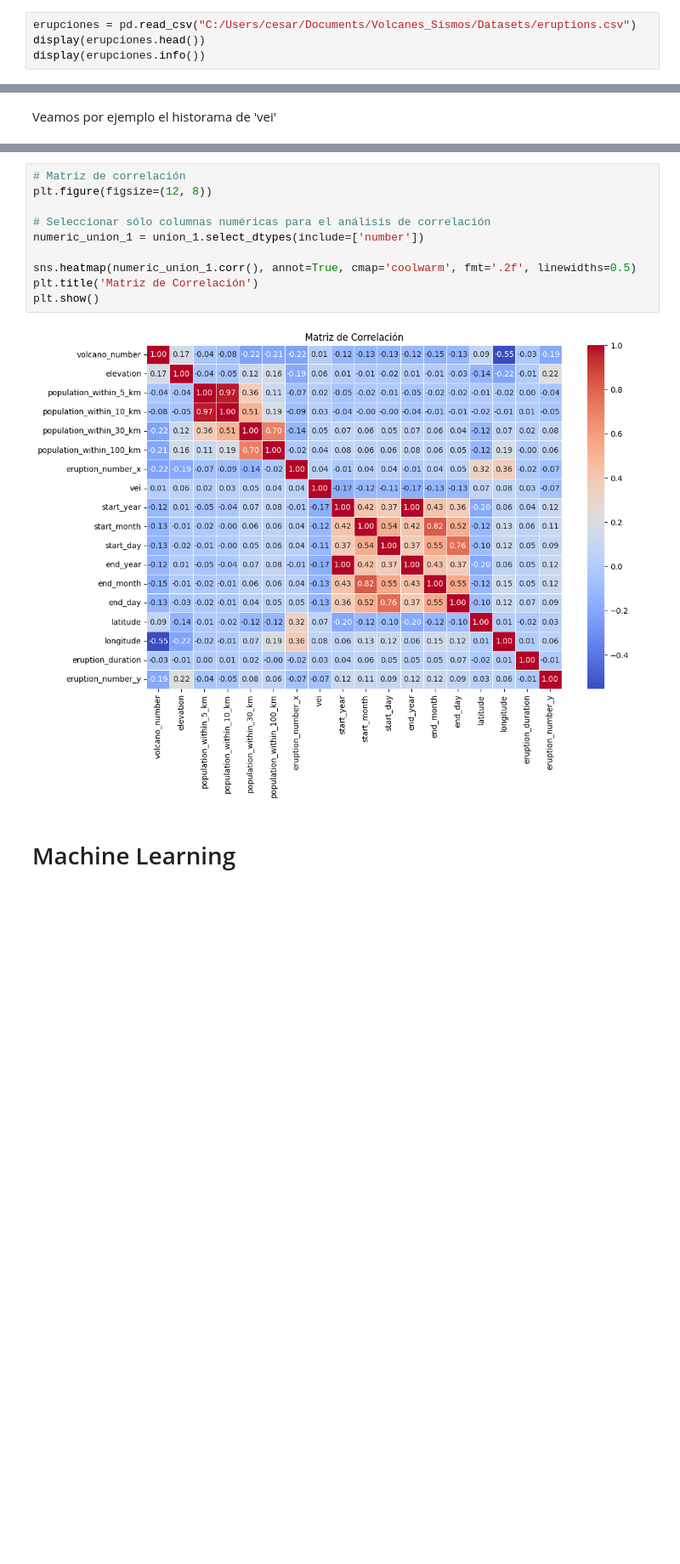
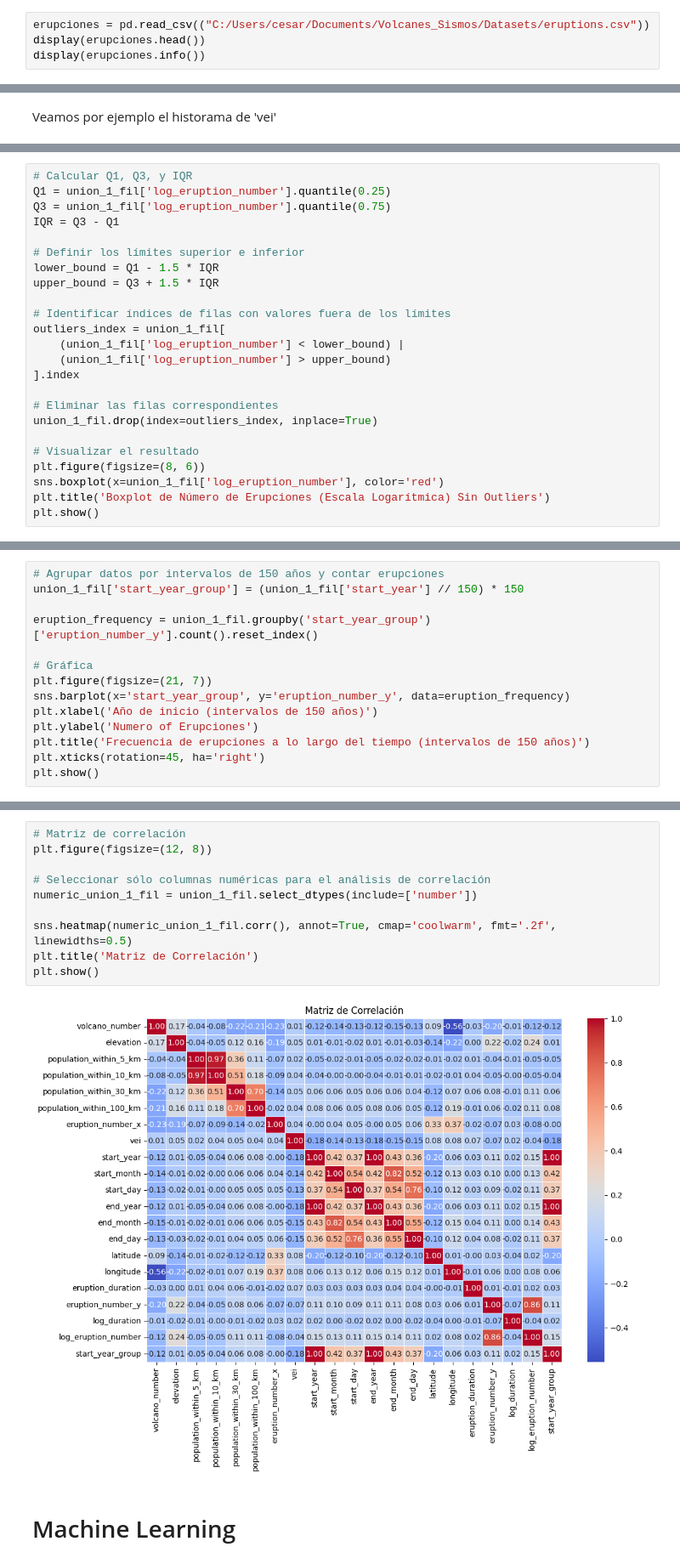
Before and after one commit to cesar97af/Proyecto_2--Volc_Sismos-, a Jupyter notebook: Proyecto_Volcan_Final.ipynb, the cells around one changed output, grey strips where cells are left out. Shown at 85% size. Drawn from its saved outputs; the diff is of its cells as text; blank space fills up the shorter version.

```diff
--- a/Proyecto_Volcan_Final.ipynb
+++ b/Proyecto_Volcan_Final.ipynb
@@ -50,7 +37,7 @@ Successfully installed SQLModel-0.0.22
 # Importación y Limpieza
 Volcanes
 # %%
-erupciones = pd.read_csv("C:/Users/cesar/Documents/Volcanes_Sismos/Datasets/eruptions.csv")
+erupciones = pd.read_csv(("C:/Users/cesar/Documents/Volcanes_Sismos/Datasets/eruptions.csv"))
 display(erupciones.head())
 display(erupciones.info())
 # %% [output]
@@ -646,0 +731,24 @@ outliers_n_eruptions = detect_outliers(union_1, 'eruption_number_y')
+# %%
+# Calcular Q1, Q3, y IQR
+Q1 = union_1_fil['log_eruption_number'].quantile(0.25)
+Q3 = union_1_fil['log_eruption_number'].quantile(0.75)
+IQR = Q3 - Q1
+
+# Definir los límites superior e inferior
+lower_bound = Q1 - 1.5 * IQR
+upper_bound = Q3 + 1.5 * IQR
+
+# Identificar índices de filas con valores fuera de los límites
+outliers_index = union_1_fil[
+    (union_1_fil['log_eruption_number'] < lower_bound) |
+    (union_1_fil['log_eruption_number'] > upper_bound)
+].index
+
+# Eliminar las filas correspondientes
+union_1_fil.drop(index=outliers_index, inplace=True)
+
+# Visualizar el resultado
+plt.figure(figsize=(8, 6))
+sns.boxplot(x=union_1_fil['log_eruption_number'], color='red')
+plt.title('Boxplot de Número de Erupciones (Escala Logarítmica) Sin Outliers')
+plt.show()
@@ -707,0 +895,14 @@ plt.show()
+# %%
+# Agrupar datos por intervalos de 150 años y contar erupciones
+union_1_fil['start_year_group'] = (union_1_fil['start_year'] // 150) * 150
+
+eruption_frequency = union_1_fil.groupby('start_year_group')['eruption_number_y'].count().reset_index()
+
+# Gráfica
+plt.figure(figsize=(21, 7))
+sns.barplot(x='start_year_group', y='eruption_number_y', data=eruption_frequency)
+plt.xlabel('Año de inicio (intervalos de 150 años)')
+plt.ylabel('Numero of Erupciones')
+plt.title('Frecuencia de erupciones a lo largo del tiempo (intervalos de 150 años)')
+plt.xticks(rotation=45, ha='right')
+plt.show()
@@ -708,14 +935,14 @@ plt.show()
 # %%
 # Matriz de correlación
 plt.figure(figsize=(12, 8))
 
 # Seleccionar sólo columnas numéricas para el análisis de correlación
-numeric_union_1 = union_1.select_dtypes(include=['number'])
+numeric_union_1_fil = union_1_fil.select_dtypes(include=['number'])
 
-sns.heatmap(numeric_union_1.corr(), annot=True, cmap='coolwarm', fmt='.2f', linewidths=0.5)
+sns.heatmap(numeric_union_1_fil.corr(), annot=True, cmap='coolwarm', fmt='.2f', linewidths=0.5)
 plt.title('Matriz de Correlación')
 plt.show()
 # %% [output]
-[figure, old version]
+[figure, new version]
 # %% [markdown]
 # Machine Learning
```
Also changed, not shown: parts of 60 cells of this notebook.
